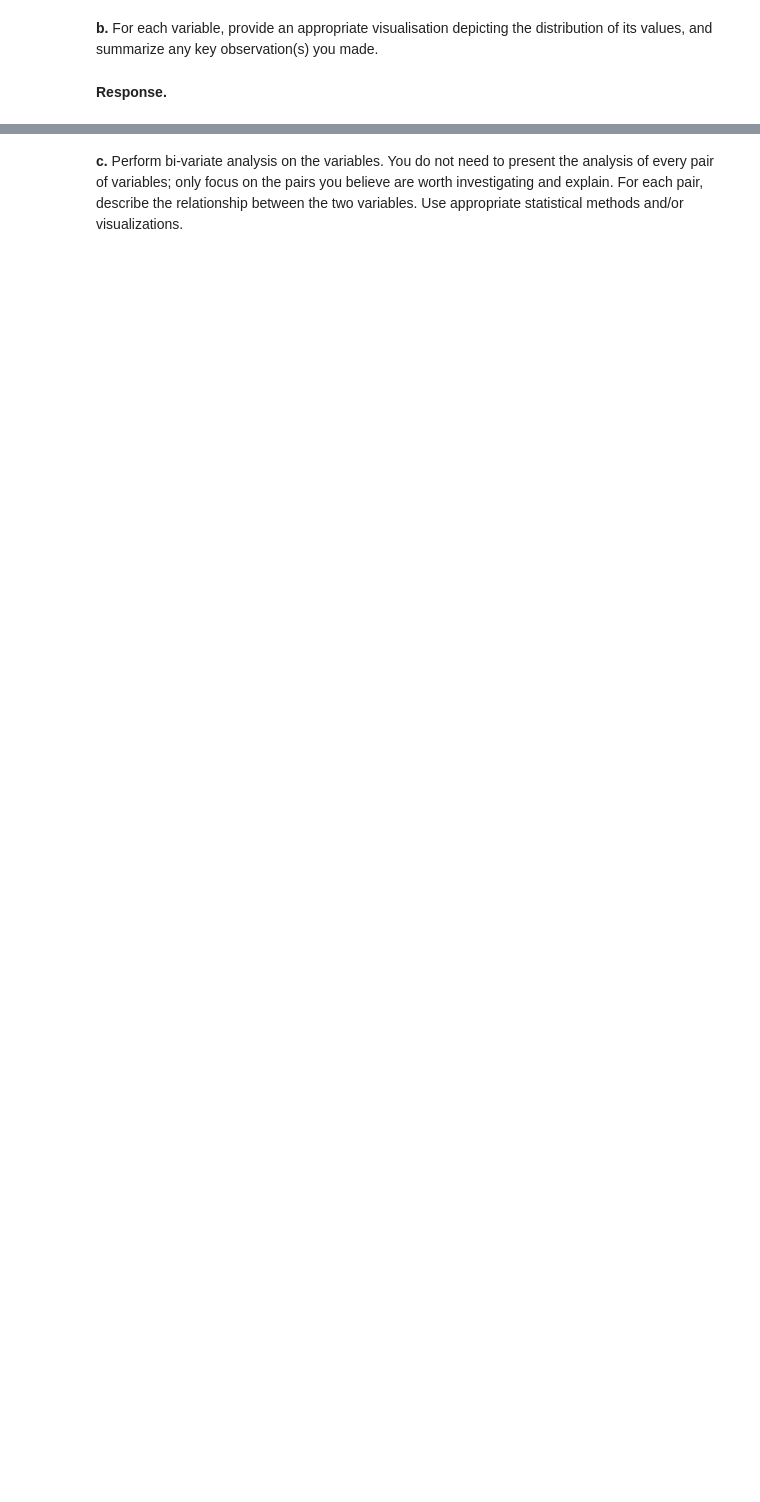
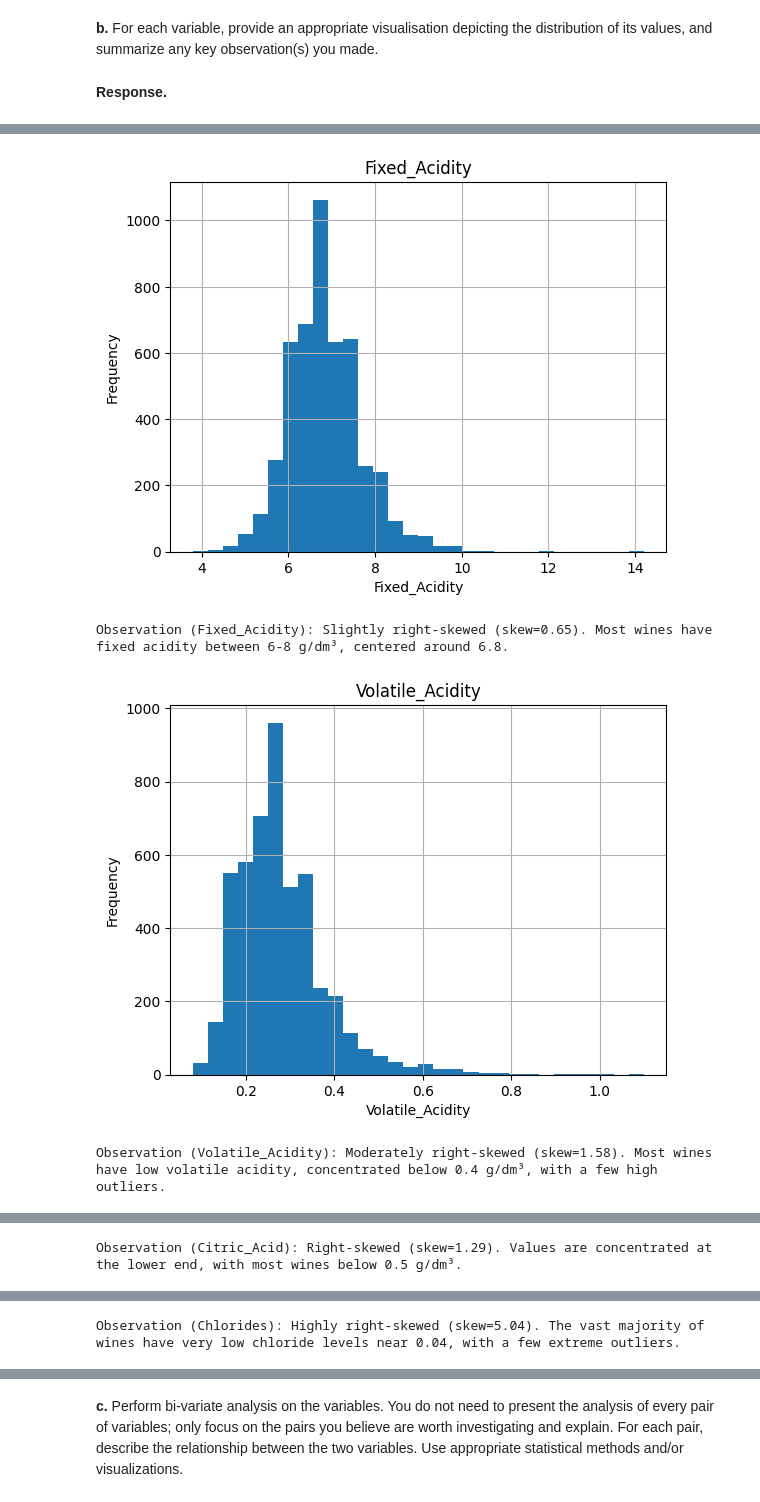
Before and after one commit to OccupiedPorcupine/CS105-Repo, a Jupyter notebook: Lab 1/CS105 Project Submission (Final) 2026 - Wine.ipynb, the cells around one changed output, grey strips where cells are left out. Drawn from its saved outputs; the diff is of its cells as text; code cells hidden in the pictures; blank space fills up the shorter version.

```diff
--- a/Lab 1/CS105 Project Submission (Final) 2026 - Wine.ipynb
+++ b/Lab 1/CS105 Project Submission (Final) 2026 - Wine.ipynb
@@ -55,0 +152,6 @@ Include both Part I and Part II to produce a self-contained notebook. You may fi
+# %%
+wine_data[col] = wine_data[col].clip(lower=lower_bound, upper=upper_bound)
+# %%
+for col in ['Residual_Sugar', 'Density', 'pH', 'Alcohol']:
+    print(f"\n{col}:")
+    print(wine_data[col].value_counts())
@@ -69,3 +224,17 @@ Include both Part I and Part II to produce a self-contained notebook. You may fi
 **b.** For each variable, provide an appropriate visualisation depicting the distribution of its values, and summarize any key observation(s) you made.
 # %% [markdown]
 **Response.**
+# %%
+
+import pandas as pd
+import numpy as np
+
+wine_data = pd.read_csv("/Users/chinmunyau/Coding Stuff/[02] CS105/Lab 1/wine.csv")
+
+numerical = ['Fixed_Acidity', 'Volatile_Acidity', 'Citric_Acid', 'Chlorides',
+             'Free_SO2', 'Total_SO2', 'Sulphates', 'Quality']
+
+for col in numerical:
+    s = wine_data[col].dropna()
+    skew = s.skew()
+    print(f"{col}: min={s.min():.3f}, max={s.max():.3f}, mean={s.mean():.3f}, median={s.median():.3f}, skew={skew:.3f}")
@@ -71,0 +250,43 @@ Include both Part I and Part II to produce a self-contained notebook. You may fi
+# %%
+import matplotlib.pyplot as plt
+
+numerical_observations = {
+    'Fixed_Acidity':    'Slightly right-skewed (skew=0.65). Most wines have fixed acidity between 6-8 g/dm³, centered around 6.8.',
+    'Volatile_Acidity': 'Moderately right-skewed (skew=1.58). Most wines have low volatile acidity, concentrated below 0.4 g/dm³, with a few high outliers.',
+    'Citric_Acid':      'Right-skewed (skew=1.29). Values are concentrated at the lower end, with most wines below 0.5 g/dm³.',
+    'Chlorides':        'Highly right-skewed (skew=5.04). The vast majority of wines have very low chloride levels near 0.04, with a few extreme outliers.',
+    'Free_SO2':         'Right-skewed (skew=1.41). Most wines have Free SO2 between 2-100 mg/dm³, with a long tail of higher values.',
+    'Total_SO2':        'Near symmetric (skew=0.28). Roughly bell-shaped distribution centered around 134 mg/dm³.',
+    'Sulphates':        'Moderately right-skewed (skew=0.98). Most wines have sulphate levels between 0.3-0.6 g/dm³.',
+    'Quality':          'Near symmetric (skew=0.16). Most wines score 5 or 6, with very few scoring at the extremes (3 or 9).'
+}
+
+categorical_observations = {
+    'Residual_Sugar': 'Right-skewed. Most wines have Low residual sugar (2733), followed by Moderate (1243) and High (615).',
+    'Density':        'Most wines fall in the 0.99-1.00 range (4409), with few wines below 0.99 (344) or above 1.00 (95).',
+    'pH':             'Most wines are Acidic (4379), with a smaller group being Highly Acidic (432) and very few Neutral (37).',
+    'Alcohol':        'Alcohol content peaks at 9%, with a general decline at higher percentages. Very few wines reach 13-14%.'
+}
+
+for col, obs in numerical_observations.items():
+    plt.figure()
+    wine_data[col].hist(bins=30)
+    plt.title(col)
+    plt.xlabel(col)
+    plt.ylabel('Frequency')
+    plt.show()
+    print(f"Observation ({col}):", obs)
+
+for col, obs in categorical_observations.items():
+    plt.figure()
+    wine_data[col].value_counts().sort_index().plot(kind='bar')
+    plt.title(col)
+    plt.xlabel(col)
+    plt.ylabel('Frequency')
+    plt.show()
+    print(f"Observation ({col}):", obs)
+# %% [output]
+[figure, added]
+Observation (Fixed_Acidity): Slightly right-skewed (skew=0.65). Most wines have fixed acidity between 6-8 g/dm³, centered around 6.8.
+[figure, added]
+Observation (Volatile_Acidity): Moderately right-skewed (skew=1.58). Most wines have low volatile acidity, concentrated below 0.4 g/dm³, with a few high outliers.
@@ -71,0 +294 @@ Include both Part I and Part II to produce a self-contained notebook. You may fi
+Observation (Citric_Acid): Right-skewed (skew=1.29). Values are concentrated at the lower end, with most wines below 0.5 g/dm³.
@@ -71,0 +296 @@ Include both Part I and Part II to produce a self-contained notebook. You may fi
+Observation (Chlorides): Highly right-skewed (skew=5.04). The vast majority of wines have very low chloride levels near 0.04, with a few extreme outliers.
```
Also changed, not shown: parts of 24 cells of this notebook, 1 other file.
